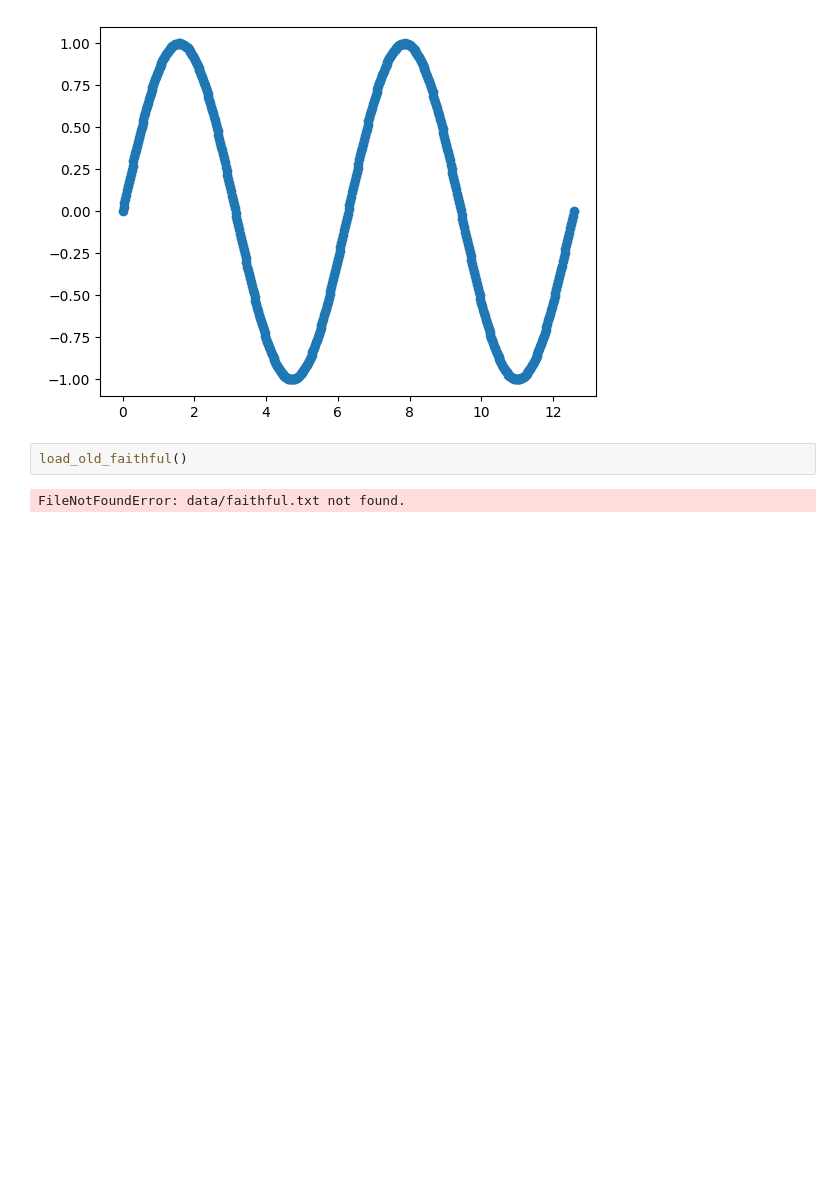
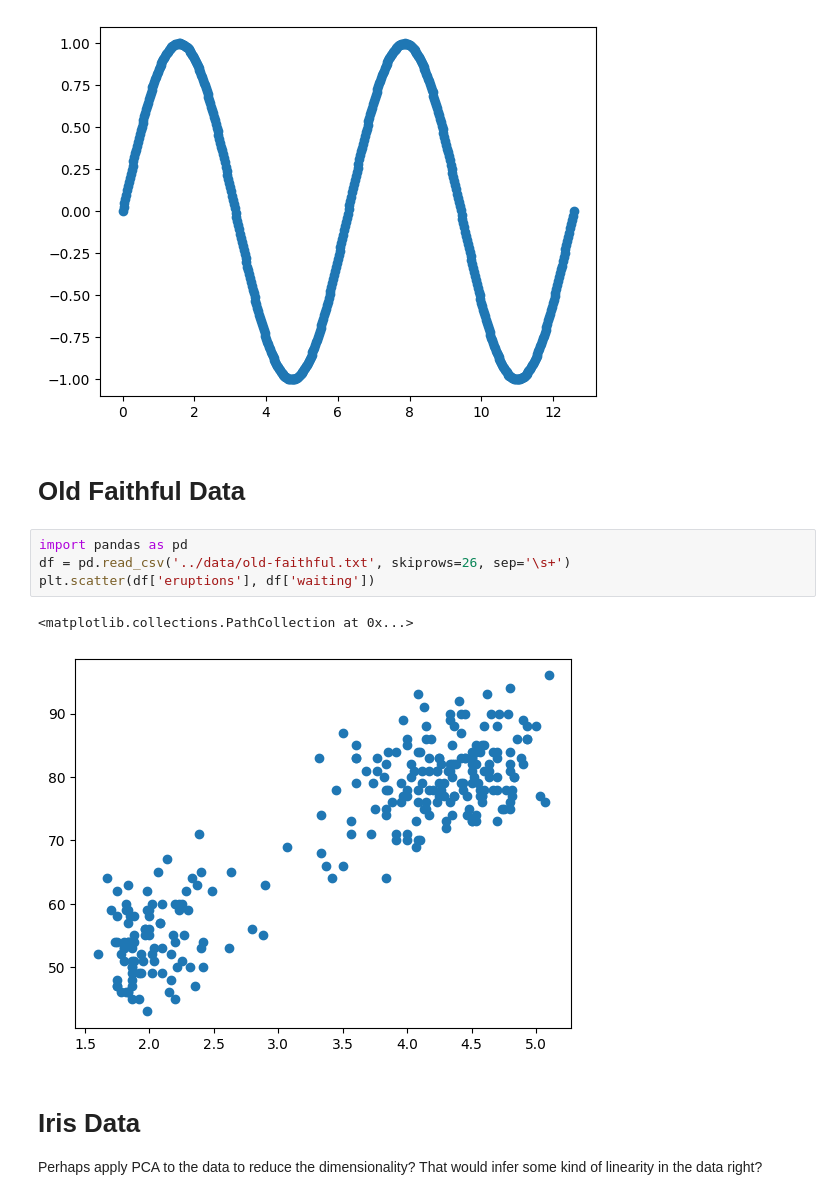
Before and after one commit to Askenm/AASAMC, a Jupyter notebook: src/generate_data.ipynb, the cells around one changed output. Cells and saved outputs as stored; diff of their text form; blank space fills up the shorter version.

```diff
--- a/src/generate_data.ipynb
+++ b/src/generate_data.ipynb
@@ -18,7 +20,16 @@ plt.scatter(sine[:,0], sine[:,1])
 # %% [output]
 <matplotlib.collections.PathCollection at 0x...>
 [figure]
-# %%
-load_old_faithful()
-# %% [output]
-FileNotFoundError: data/faithful.txt not found.
+# %% [markdown]
+# Old Faithful Data
+# %%
+import pandas as pd
+df = pd.read_csv('../data/old-faithful.txt', skiprows=26, sep='\s+')
+plt.scatter(df['eruptions'], df['waiting'])
+# %% [output]
+<matplotlib.collections.PathCollection at 0x...>
+[figure, added]
+# %% [markdown]
+# Iris Data
+
+Perhaps apply PCA to the data to reduce the dimensionality? That would infer some kind of linearity in the data right?
```
Also changed, not shown: parts of 2 cells of this notebook.
